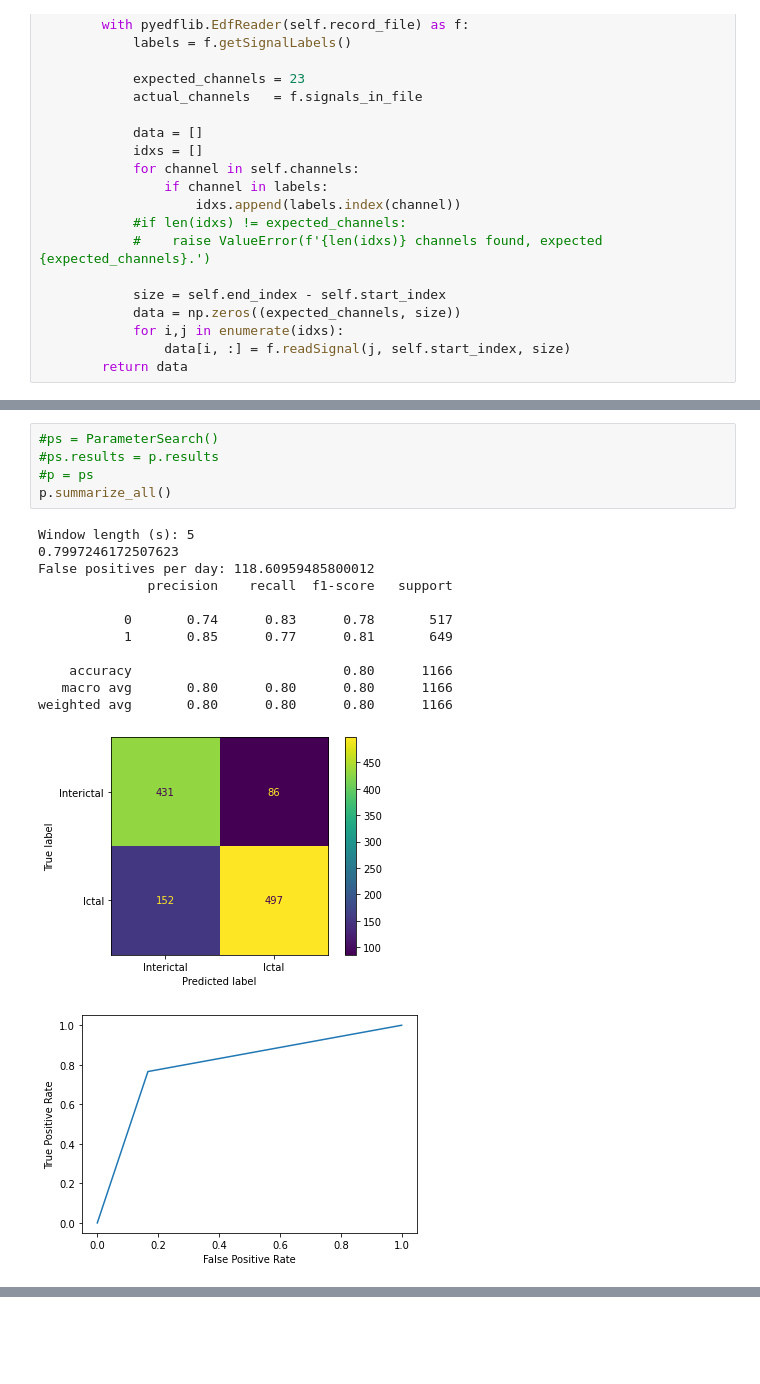
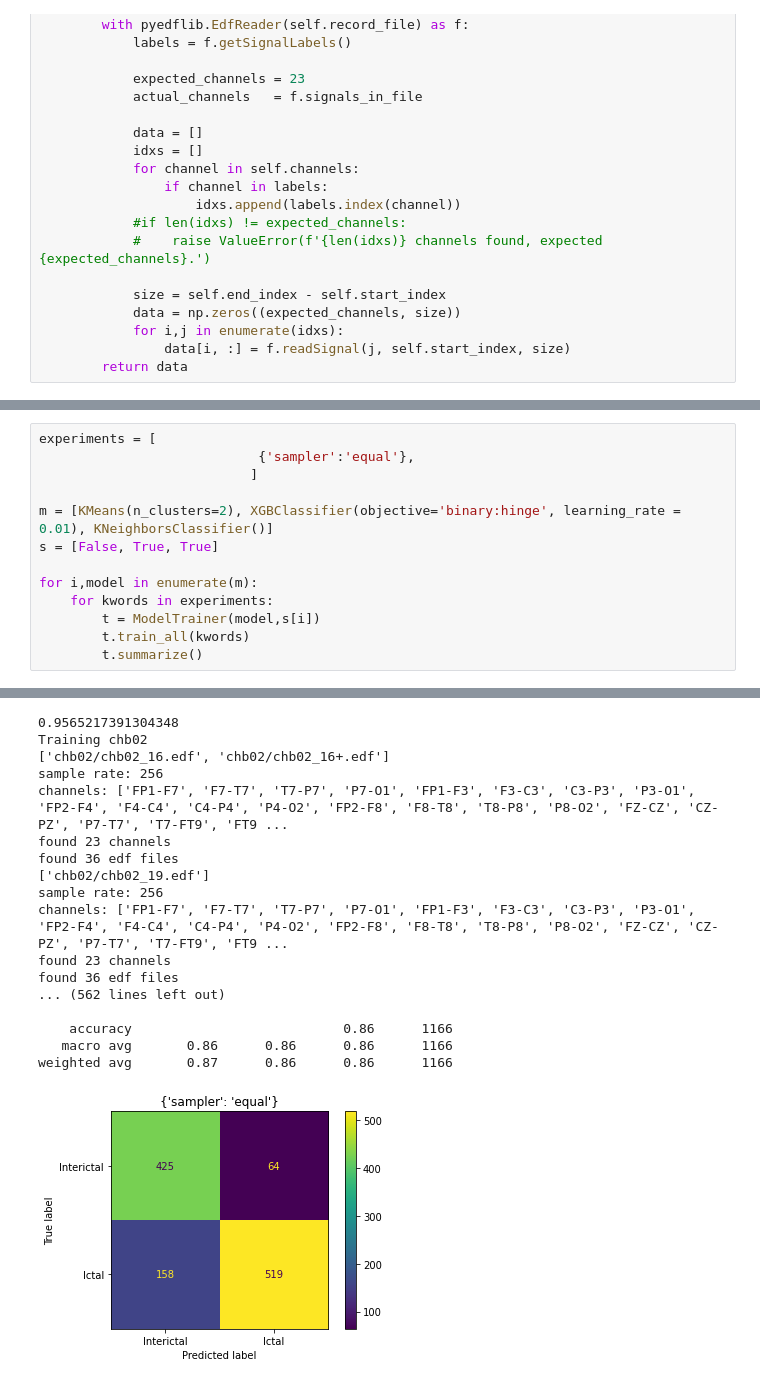
Before and after one commit to FilipMiscevic/SeizureDetection, a Jupyter notebook: chb_import.ipynb, the cells around one changed output, grey strips where cells are left out. Drawn from its saved outputs; the diff is of its cells as text; blank space fills up the shorter version.

Commit message:
Improved model testing, added sequential samples

```diff
--- a/chb_import.ipynb
+++ b/chb_import.ipynb
@@ -502,19 +355,14 @@ found 12 edf files
-# %%
-#ps = ParameterSearch()
-#ps.results = p.results
-#p = ps
-p.summarize_all()
-# %% [output]
-Window length (s): 5
-0.7997246172507623
-False positives per day: 118.60959485800012
-              precision    recall  f1-score   support
-
-           0       0.74      0.83      0.78       517
-           1       0.85      0.77      0.81       649
-
-    accuracy                           0.80      1166
-   macro avg       0.80      0.80      0.80      1166
-weighted avg       0.80      0.80      0.80      1166
-[figure, removed]
-[figure, removed]
+# %%
+experiments = [
+                            {'sampler':'equal'},
+                           ]
+
+m = [KMeans(n_clusters=2), XGBClassifier(objective='binary:hinge', learning_rate = 0.01), KNeighborsClassifier()]
+s = [False, True, True]
+
+for i,model in enumerate(m):
+    for kwords in experiments:
+        t = ModelTrainer(model,s[i])
+        t.train_all(kwords)
+        t.summarize()
+# %% [output]
@@ -520,0 +386,18 @@ weighted avg       0.80      0.80      0.80      1166
+0.9565217391304348
+Training chb02
+['chb02/chb02_16.edf', 'chb02/chb02_16+.edf']
+sample rate: 256
+channels: ['FP1-F7', 'F7-T7', 'T7-P7', 'P7-O1', 'FP1-F3', 'F3-C3', 'C3-P3', 'P3-O1', 'FP2-F4', 'F4-C4', 'C4-P4', 'P4-O2', 'FP2-F8', 'F8-T8', 'T8-P8', 'P8-O2', 'FZ-CZ', 'CZ-PZ', 'P7-T7', 'T7-FT9', 'FT9 ...
+found 23 channels
+found 36 edf files
+['chb02/chb02_19.edf']
+sample rate: 256
+channels: ['FP1-F7', 'F7-T7', 'T7-P7', 'P7-O1', 'FP1-F3', 'F3-C3', 'C3-P3', 'P3-O1', 'FP2-F4', 'F4-C4', 'C4-P4', 'P4-O2', 'FP2-F8', 'F8-T8', 'T8-P8', 'P8-O2', 'FZ-CZ', 'CZ-PZ', 'P7-T7', 'T7-FT9', 'FT9 ...
+found 23 channels
+found 36 edf files
+... (562 lines left out)
+
+    accuracy                           0.86      1166
+   macro avg       0.86      0.86      0.86      1166
+weighted avg       0.87      0.86      0.86      1166
+[figure, added]
```
Also changed, not shown: parts of 12 cells of this notebook, 1 other file.
